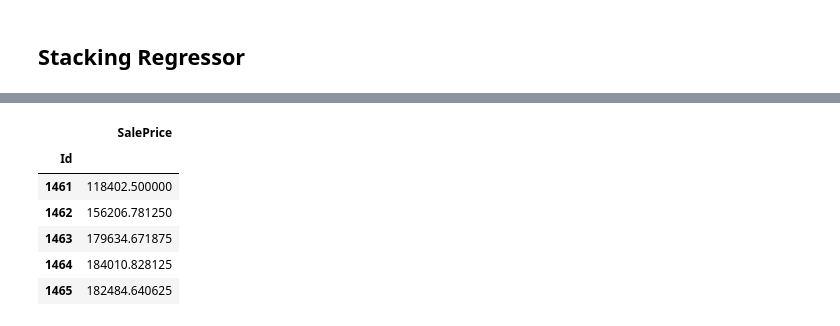
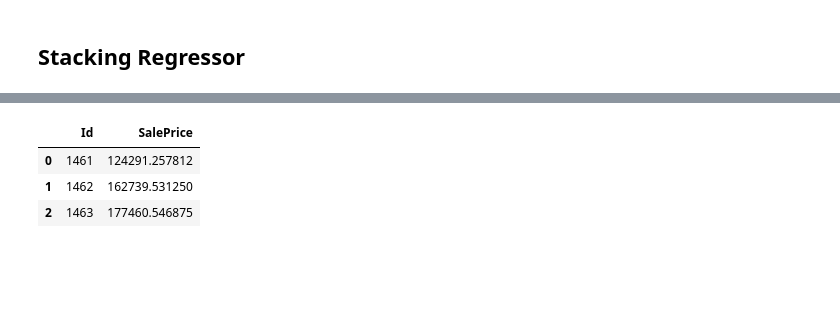
Before and after one commit to benitomartin/house-prices-pipelines, a Jupyter notebook: Houses_Prices_Kaggle.ipynb, the cells around one changed output, grey strips where cells are left out. Saved outputs shown, nothing was run; the diff lists cells and outputs as text; code cells hidden in the pictures; blank space fills up the shorter version.

```diff
--- a/Houses_Prices_Kaggle.ipynb
+++ b/Houses_Prices_Kaggle.ipynb
@@ -230,11 +317,9 @@ submission.to_csv(f'{url}/submission_baseline.csv')
 # %%
-from sklearn.model_selection import GridSearchCV
-from sklearn.pipeline import Pipeline
+# Get Parameters for GridSearch
 
-pipe = Pipeline([
-    ('preprocessing', preproc_baseline),
-    ('model', DecisionTreeRegressor())
-])
+pipe = Pipeline([('preprocessing', preproc_baseline),
+                 ('model', model)
+                 ])
 
 pipe.get_params()
 # %% [output]
@@ -375,18 +504,18 @@ pipe3.get_params()
  'model__verbose': 0,
  'model__warm_start': False}
 # %%
-X = data.drop(columns='SalePrice')
-y = data['SalePrice']
+# Create Params Grid
+param_grid={'model__max_depth': [3,4],
+                                'model__learning_rate': [0.1,0.2],
+                                'model__n_estimators': [100]}
 
-search3 = GridSearchCV(pipe3,
-    param_grid={'model__max_depth': [3,4],
-               'model__learning_rate': [0.1,0.2],
-               'model__n_estimators': [100]},
-    cv=5,
-    scoring=rmsle,
-    n_jobs=-1)
+# Create GridSearchCV object
+gb_search = GridSearchCV(pipe3,
+                         param_grid=param_grid,
+                         cv=5,
+                         scoring=rmsle,
+                         n_jobs=-1)
 
-search3.fit(X,y)
-
-search3.best_score_
+# Fit the grid search on the data
+gb_search.fit(X,y)
 # %% [output]
@@ -445,5 +636,5 @@ search4.best_score_
 # %%
-xg_boosting_params = search4.best_estimator_
+xg_boosting_params = xb_search.best_estimator_
 xg_boosting_params
 # %% [output]
 Pipeline(steps=[('preprocessing',
@@ -608,4 +719,6 @@ Pipeline(steps=[('preprocessing',
 # %%
-y_pred_baseline_final = pipe5.predict(data_test)
+# Prediction
+
+y_pred_baseline_final = xg_boosting_params.predict(data_test)
 y_pred_baseline_final
 # %% [output]
@@ -627,11 +726,0 @@ submission_final.head()
-# %%
-submission_final = submission_final.rename(columns={0: "SalePrice"})
-submission_final.head()
-# %% [output]
-|  | SalePrice |
-| Id |  |
-| 1461 | 118402.500000 |
-| 1462 | 156206.781250 |
-| 1463 | 179634.671875 |
-| 1464 | 184010.828125 |
-| 1465 | 182484.640625 |
@@ -639,0 +727,10 @@ submission_final.to_csv(f'{url}/submission_baseline_final.csv')
+# %%
+# Create DataFrame with the results
+
+final_result = pd.concat([X_test_ids, pd.Series(y_pred_baseline_final, name="SalePrice")], axis=1)
+final_result.head(3)
+# %% [output]
+|  | Id | SalePrice |
+| 0 | 1461 | 124291.257812 |
+| 1 | 1462 | 162739.531250 |
+| 2 | 1463 | 177460.546875 |
```
Also changed, not shown: parts of 74 cells of this notebook.
